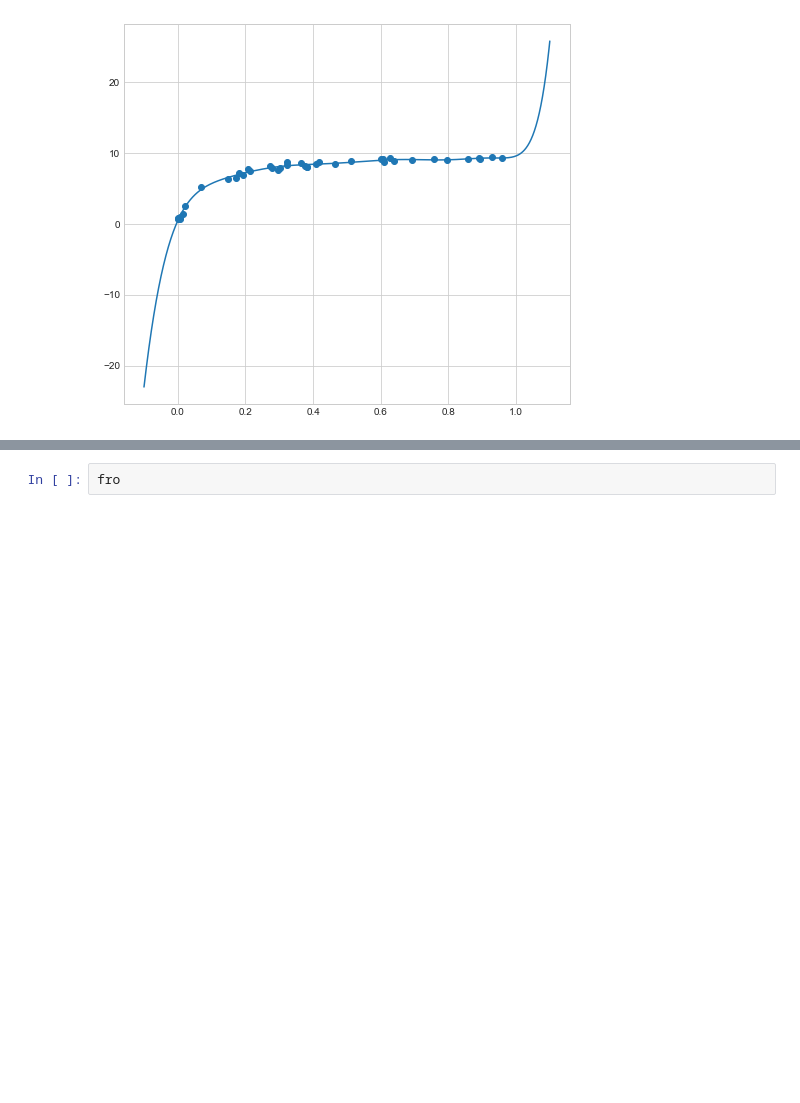
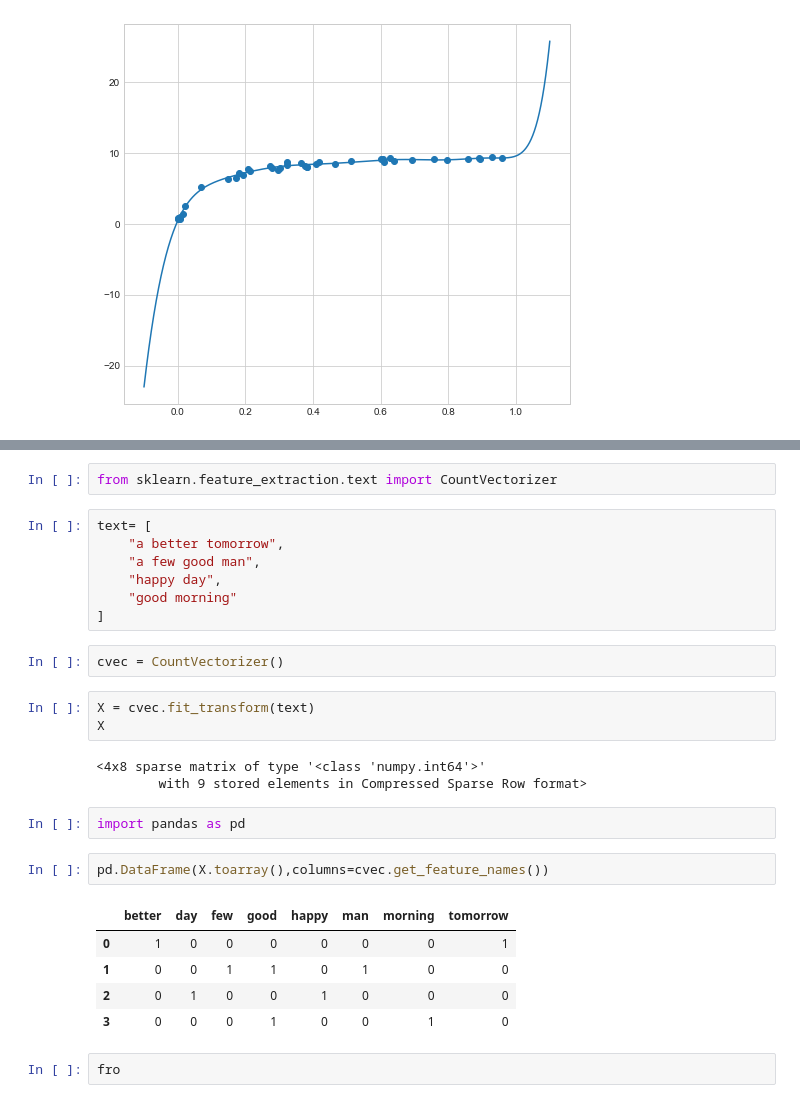
Before and after one commit to tohooni/DeepRunning, a Jupyter notebook: 6.머신러닝의 이해2.ipynb, the cells around one changed output, grey strips where cells are left out. Cells and saved outputs as stored; diff of their text form; blank space fills up the shorter version.

```diff
--- a/6.머신러닝의 이해2.ipynb
+++ b/6.머신러닝의 이해2.ipynb
@@ -162,2 +287,29 @@ plt.plot(X_test.ravel(), y_test)
+# %%
+from sklearn.feature_extraction.text import CountVectorizer
+# %%
+text= [
+    "a better tomorrow",
+    "a few good man",
+    "happy day",
+    "good morning"
+]
+# %%
+cvec = CountVectorizer()
+# %%
+X = cvec.fit_transform(text)
+X
+# %% [output]
+<4x8 sparse matrix of type '<class 'numpy.int64'>'
+        with 9 stored elements in Compressed Sparse Row format>
+# %%
+import pandas as pd
+# %%
+pd.DataFrame(X.toarray(),columns=cvec.get_feature_names())
+# %% [output]
+|  | better | day | few | good | happy | man | morning | tomorrow |
+| 0 | 1 | 0 | 0 | 0 | 0 | 0 | 0 | 1 |
+| 1 | 0 | 0 | 1 | 1 | 0 | 1 | 0 | 0 |
+| 2 | 0 | 1 | 0 | 0 | 1 | 0 | 0 | 0 |
+| 3 | 0 | 0 | 0 | 1 | 0 | 0 | 1 | 0 |
 # %%
 fro
```
Also changed, not shown: parts of 19 cells of this notebook, 1 other file.
